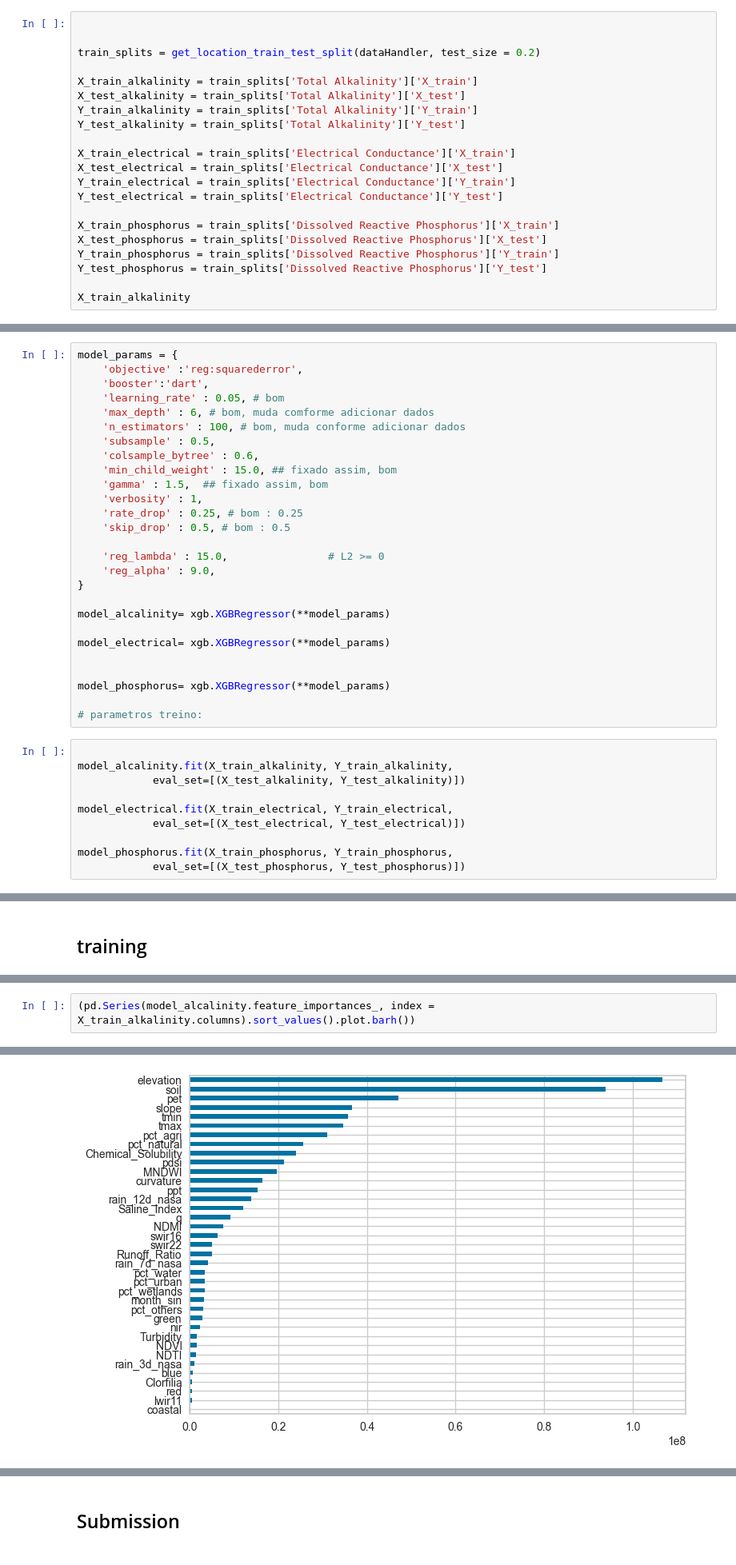
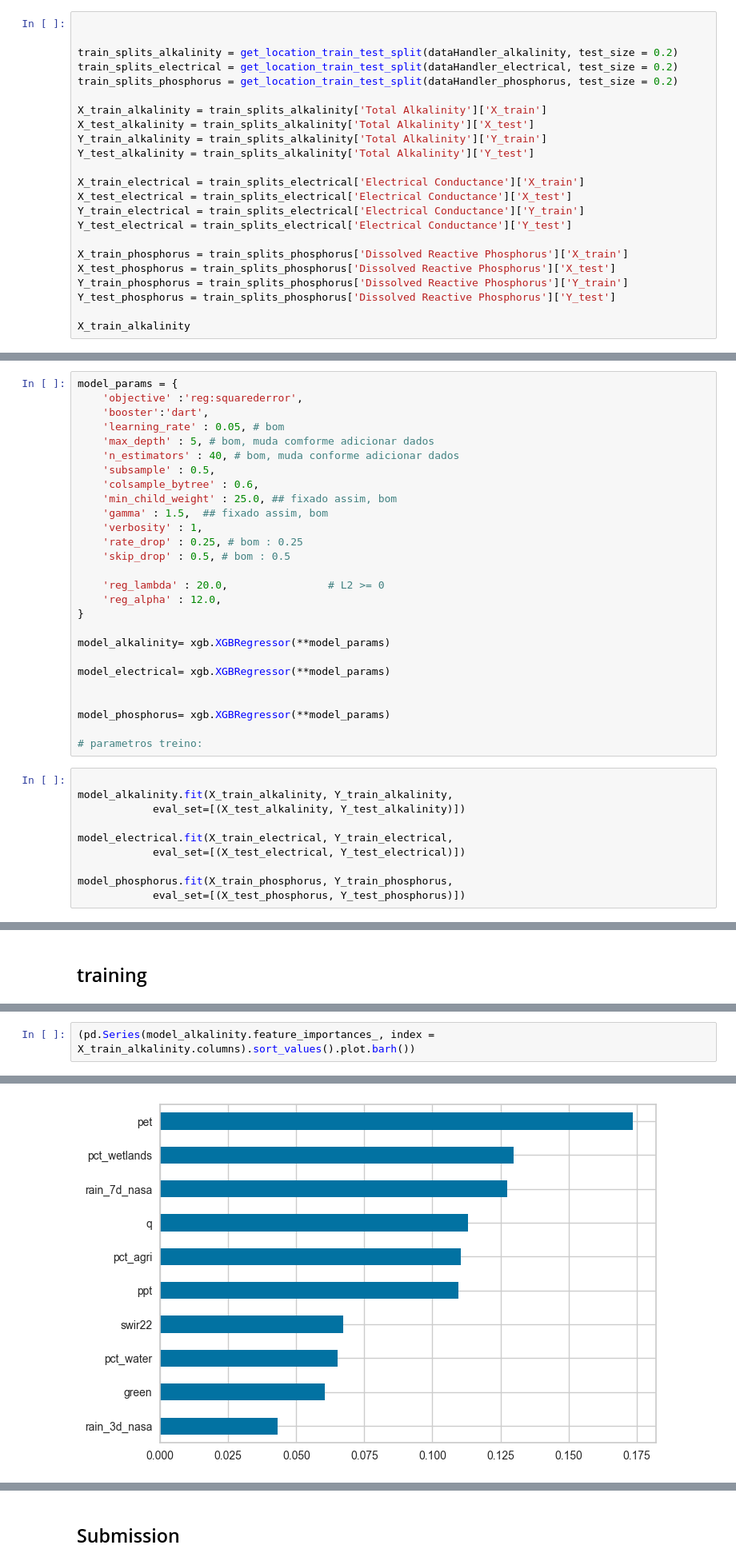
Before and after one commit to Lucas-Bussinger/EY-2026-AI-Challange, a Jupyter notebook: Model/BoostModel.ipynb, the cells around one changed output, grey strips where cells are left out. Shown at 80% size. Saved outputs shown, nothing was run; the diff lists cells and outputs as text.

```diff
--- a/Model/BoostModel.ipynb
+++ b/Model/BoostModel.ipynb
@@ -76,22 +77,24 @@ dataHandler.get_feature_columns()
 # %%
 
 
-train_splits = get_location_train_test_split(dataHandler, test_size = 0.2)
+train_splits_alkalinity = get_location_train_test_split(dataHandler_alkalinity, test_size = 0.2)
+train_splits_electrical = get_location_train_test_split(dataHandler_electrical, test_size = 0.2)
+train_splits_phosphorus = get_location_train_test_split(dataHandler_phosphorus, test_size = 0.2)
 
-X_train_alkalinity = train_splits['Total Alkalinity']['X_train']
-X_test_alkalinity = train_splits['Total Alkalinity']['X_test']
-Y_train_alkalinity = train_splits['Total Alkalinity']['Y_train']
-Y_test_alkalinity = train_splits['Total Alkalinity']['Y_test']
+X_train_alkalinity = train_splits_alkalinity['Total Alkalinity']['X_train']
+X_test_alkalinity = train_splits_alkalinity['Total Alkalinity']['X_test']
+Y_train_alkalinity = train_splits_alkalinity['Total Alkalinity']['Y_train']
+Y_test_alkalinity = train_splits_alkalinity['Total Alkalinity']['Y_test']
 
-X_train_electrical = train_splits['Electrical Conductance']['X_train']
-X_test_electrical = train_splits['Electrical Conductance']['X_test']
-Y_train_electrical = train_splits['Electrical Conductance']['Y_train']
-Y_test_electrical = train_splits['Electrical Conductance']['Y_test']
+X_train_electrical = train_splits_electrical['Electrical Conductance']['X_train']
+X_test_electrical = train_splits_electrical['Electrical Conductance']['X_test']
+Y_train_electrical = train_splits_electrical['Electrical Conductance']['Y_train']
+Y_test_electrical = train_splits_electrical['Electrical Conductance']['Y_test']
 
-X_train_phosphorus = train_splits['Dissolved Reactive Phosphorus']['X_train']
-X_test_phosphorus = train_splits['Dissolved Reactive Phosphorus']['X_test']
-Y_train_phosphorus = train_splits['Dissolved Reactive Phosphorus']['Y_train']
-Y_test_phosphorus = train_splits['Dissolved Reactive Phosphorus']['Y_test']
+X_train_phosphorus = train_splits_phosphorus['Dissolved Reactive Phosphorus']['X_train']
+X_test_phosphorus = train_splits_phosphorus['Dissolved Reactive Phosphorus']['X_test']
+Y_train_phosphorus = train_splits_phosphorus['Dissolved Reactive Phosphorus']['Y_train']
+Y_test_phosphorus = train_splits_phosphorus['Dissolved Reactive Phosphorus']['Y_test']
 
 X_train_alkalinity
 # %% [output]
@@ -116,21 +121,21 @@ model_params = {
     'objective' :'reg:squarederror',
     'booster':'dart',
     'learning_rate' : 0.05, # bom
-    'max_depth' : 6, # bom, muda comforme adicionar dados
-    'n_estimators' : 100, # bom, muda conforme adicionar dados
+    'max_depth' : 5, # bom, muda comforme adicionar dados
+    'n_estimators' : 40, # bom, muda conforme adicionar dados
     'subsample' : 0.5,
     'colsample_bytree' : 0.6,
-    'min_child_weight' : 15.0, ## fixado assim, bom
+    'min_child_weight' : 25.0, ## fixado assim, bom
     'gamma' : 1.5,  ## fixado assim, bom
     'verbosity' : 1,
     'rate_drop' : 0.25, # bom : 0.25
     'skip_drop' : 0.5, # bom : 0.5
 
-    'reg_lambda' : 15.0,                # L2 >= 0
-    'reg_alpha' : 9.0,
+    'reg_lambda' : 20.0,                # L2 >= 0
+    'reg_alpha' : 12.0,
 }
 
-model_alcalinity= xgb.XGBRegressor(**model_params)
+model_alkalinity= xgb.XGBRegressor(**model_params)
 
 model_electrical= xgb.XGBRegressor(**model_params)
 
@@ -140,7 +145,7 @@ model_phosphorus= xgb.XGBRegressor(**model_params)
 # parametros treino:
 # %%
 
-model_alcalinity.fit(X_train_alkalinity, Y_train_alkalinity,
+model_alkalinity.fit(X_train_alkalinity, Y_train_alkalinity,
             eval_set=[(X_test_alkalinity, Y_test_alkalinity)])
 
 model_electrical.fit(X_train_electrical, Y_train_electrical,
@@ -349,8 +368,8 @@ _ = ms.learning_curve(model_electrical, X_train_electrical, Y_train_electrical,
 # %%
-(pd.Series(model_alcalinity.feature_importances_, index = X_train_alkalinity.columns).sort_values().plot.barh())
+(pd.Series(model_alkalinity.feature_importances_, index = X_train_alkalinity.columns).sort_values().plot.barh())
 # %% [output]
 <Axes: >
-[figure, old version]
+[figure, new version]
 # %%
 
 (pd.Series(model_electrical.feature_importances_, index = X_train_electrical.columns).sort_values().plot.barh())
```
Also changed, not shown: parts of 14 cells of this notebook, 16 other files.
